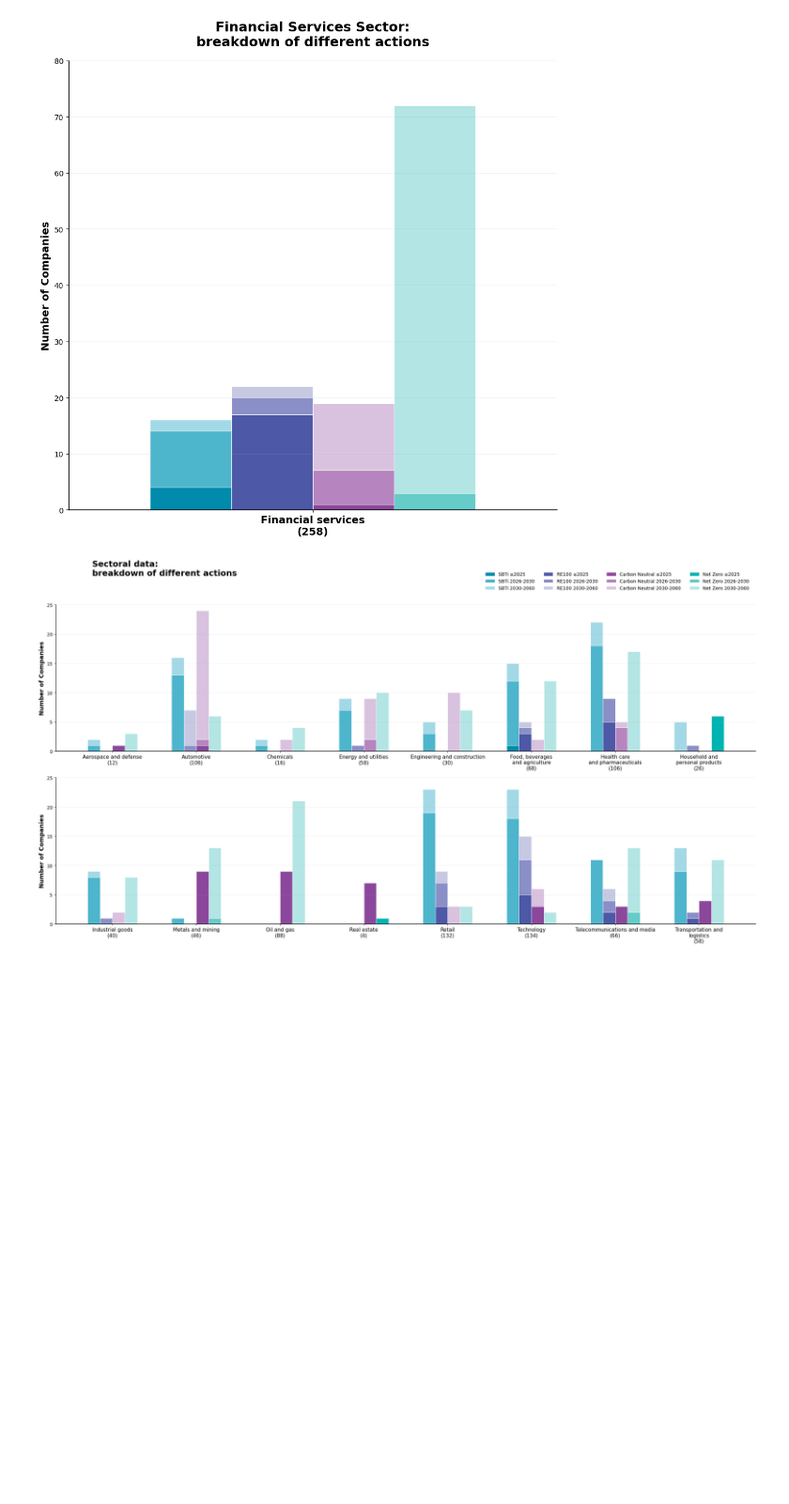
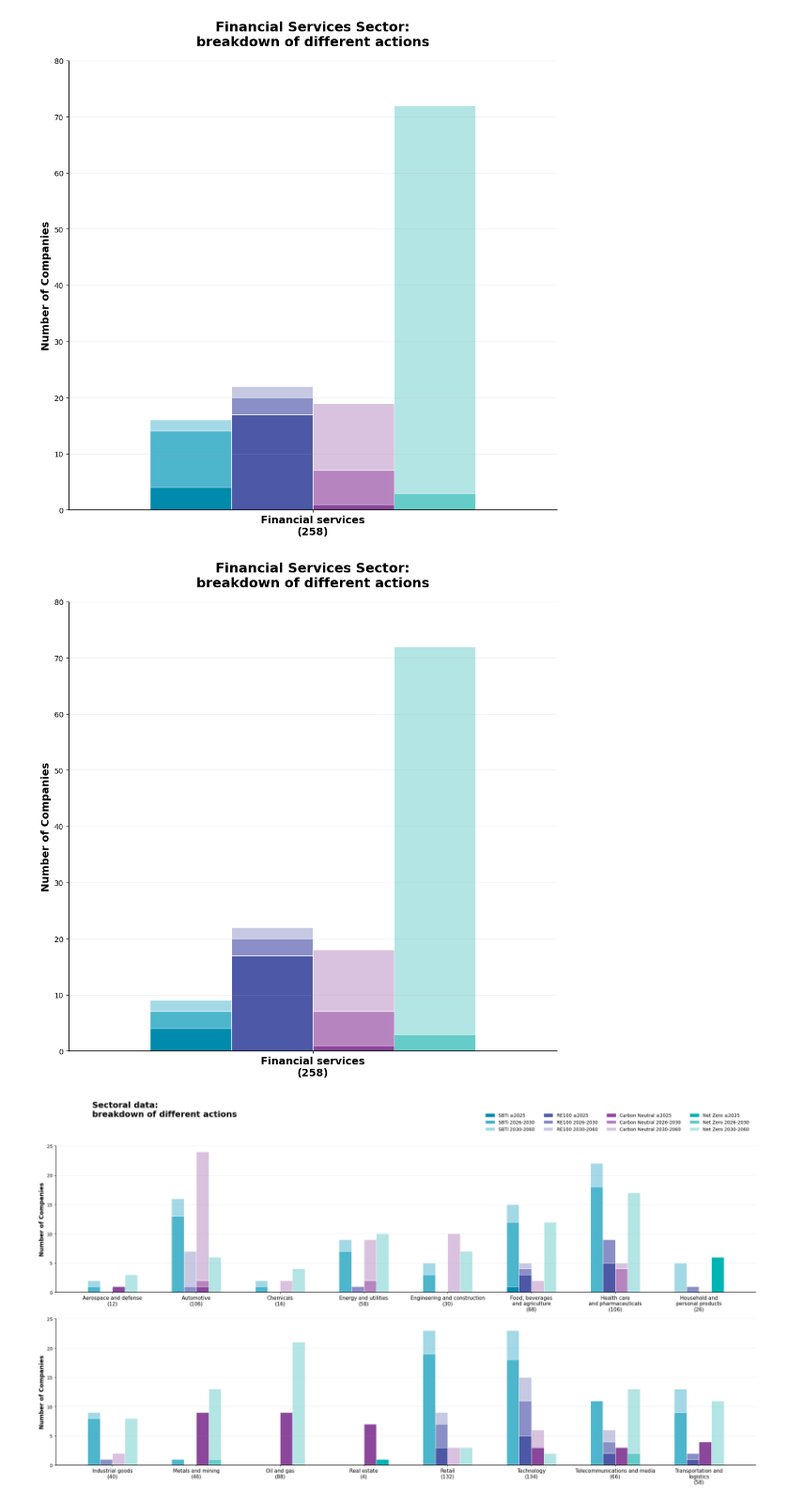
Before and after one commit to aniniaa/GF500_research_perliminary_data_analysis, a Jupyter notebook: waterfall.ipynb, the cells around one changed output. Shown at 94% size. Saved outputs shown, nothing was run; the diff lists cells and outputs as text; code cells hidden in the pictures; blank space fills up the shorter version.

Commit message:
fixed the sectoral data and added teh 100% coverage sectoral cc usage

```diff
--- a/waterfall.ipynb
+++ b/waterfall.ipynb
@@ -3748,6 +3748,86 @@ plt.savefig('financial_services_fixed.png', dpi=300, bbox_inches='tight', faceco
 plt.show()
 # %% [output]
 [figure]
+# %%
+import pandas as pd
+import matplotlib.pyplot as plt
+from matplotlib.patches import Patch
+
+financial_data = {
+    'SBTi_<=2025': 4,
+    'SBTi_2026-2030': 3,
+    'SBTi_2030-2060': 2,
+    'RE100_<=2025': 17,
+    'RE100_2026-2030': 3,
+    'RE100_2030-2060': 2,
+    'CN_<=2025': 1,
+    'CN_2026-2030': 6,
+    'CN_2030-2060': 11,
+    'NZ_<=2025': 0,
+    'NZ_2026-2030': 3,
+    'NZ_2030-2060': 69
+}
+
+fig, ax = plt.subplots(1, 1, figsize=(10, 10))
+
+colors = {
+    'SBTi_<=2025': '#008AAC',
+    'SBTi_2026-2030': '#4DB5CC',
+    'SBTi_2030-2060': '#A3D9E6',
+    'RE100_<=2025': '#4D58A6',
+    'RE100_2026-2030': '#8A8FC7',
+    'RE100_2030-2060': '#C7C9E3',
+    'CN_<=2025': '#8B479B',
+    'CN_2026-2030': '#B685BF',
+    'CN_2030-2060': '#D9C2DF',
+    'NZ_<=2025': '#00B4B2',
+    'NZ_2026-2030': '#66CCC9',
+    'NZ_2030-2060': '#B3E5E4',
+}
+
+target_groups = {
+    'SBTi': ['SBTi_<=2025', 'SBTi_2026-2030', 'SBTi_2030-2060'],
+    'RE100': ['RE100_<=2025', 'RE100_2026-2030', 'RE100_2030-2060'],
+    'CN': ['CN_<=2025', 'CN_2026-2030', 'CN_2030-2060'],
+    'NZ': ['NZ_<=2025', 'NZ_2026-2030', 'NZ_2030-2060']
+}
+
+bar_width = 0.2
+x_center = 0
+
+# Plot 4 bars VERTICALLY
+for idx, (target_name, timeline_cols) in enumerate(target_groups.items()):
+    x_offset = (idx - 1.5) * bar_width
+    x_pos = x_center + x_offset
+    bottom = 0
+
+    for col in timeline_cols:
+        value = financial_data[col]
+        ax.bar(x_pos, value, bar_width, bottom=bottom,
+               color=colors[col], edgecolor='white', linewidth=0.8)
+        bottom += value
+
+ax.set_ylabel('Number of Companies', fontsize=14, fontweight='bold')
+ax.set_xticks([x_center])
+ax.set_xticklabels(['Financial services\n(258)'], fontsize=14, fontweight='bold')
+ax.set_ylim(0, 80)
+ax.set_xlim(-0.6, 0.6)
+ax.grid(axis='y', alpha=0.3, linestyle='-', linewidth=0.5)
+ax.axhline(y=0, color='black', linewidth=1)
+ax.spines['top'].set_visible(False)
+ax.spines['right'].set_visible(False)
+ax.spines['left'].set_linewidth(1)
+ax.spines['bottom'].set_linewidth(1)
+
+plt.title('Financial Services Sector:\nbreakdown of different actions',
+         fontsize=18, fontweight='bold', pad=20)
+
+
+plt.tight_layout()
+plt.savefig('financial_services_fixed.png', dpi=300, bbox_inches='tight', facecolor='white')
+plt.show()
+# %% [output]
+[figure, added]
 # %%
 import pandas as pd
 import matplotlib.pyplot as plt
```
Also changed, not shown: parts of 4 cells of this notebook, 1 other file.
